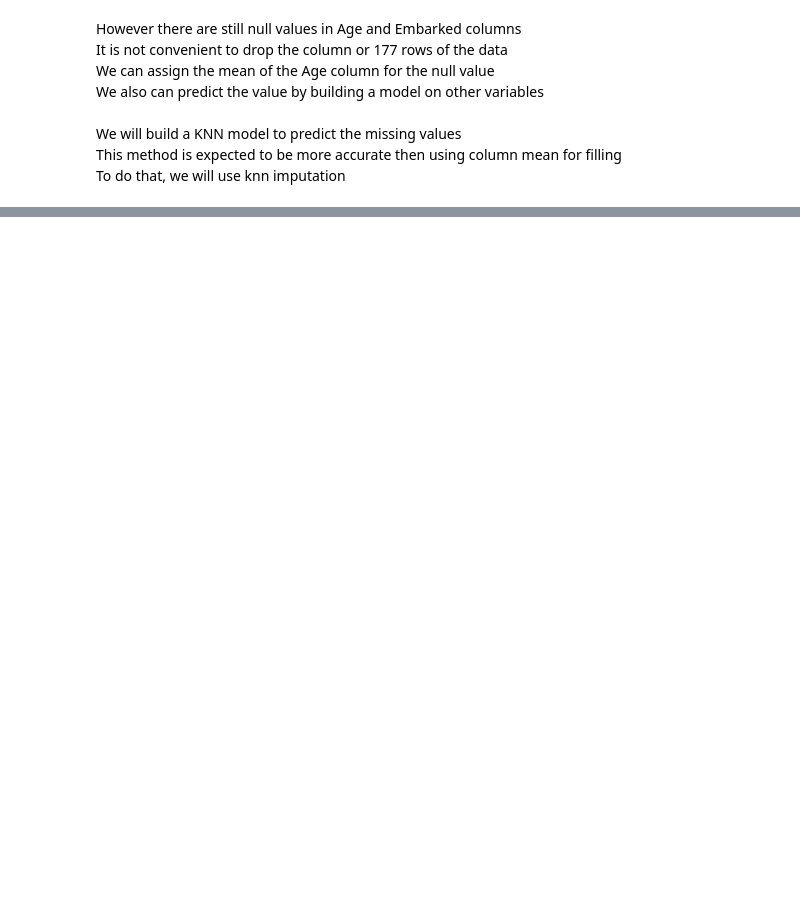
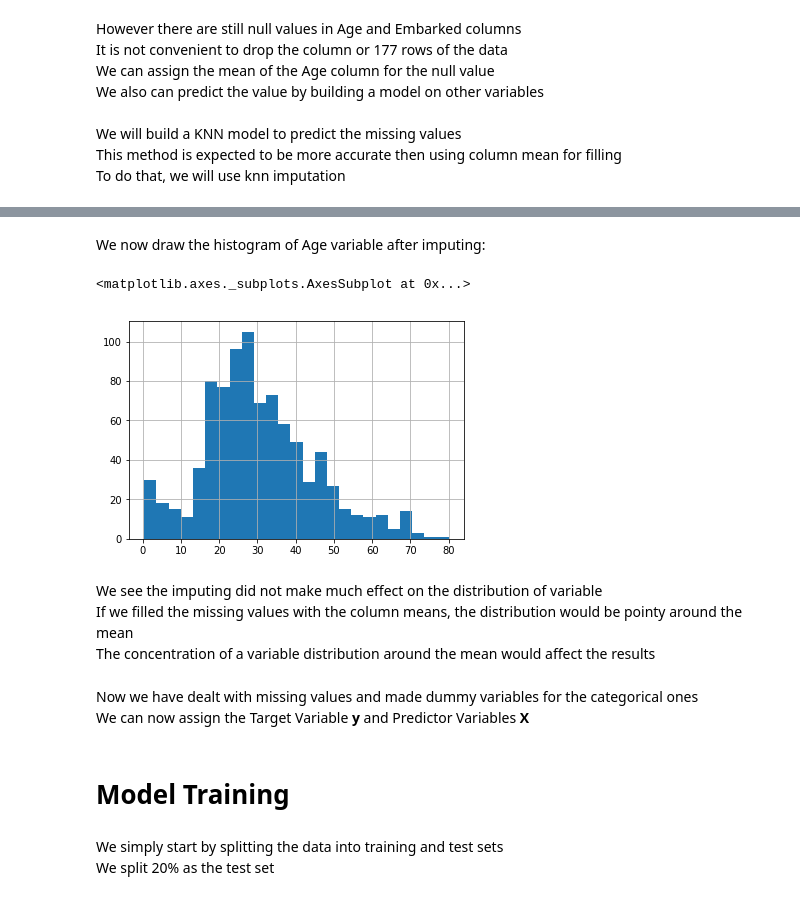
Before and after one commit to emresahinozden/Titanic-Classification, a Jupyter notebook: Titanic.ipynb, the cells around one changed output, grey strips where cells are left out. Drawn from its saved outputs; the diff is of its cells as text; code cells hidden in the pictures; blank space fills up the shorter version.

```diff
--- a/Titanic.ipynb
+++ b/Titanic.ipynb
@@ -229,4 +231,4 @@ Name and Ticket can also be dropped from the dataframe
 # %%
-data_train.drop(["Name","Ticket"], axis = 1, inplace = True)
+data_train.drop(["Name","Ticket","PassengerId"], axis = 1, inplace = True)
 data_train.isnull().sum()
 # %% [output]
@@ -249,13 +250,14 @@ We also can predict the value by building a model on other variables <br>
 We will build a KNN model to predict the missing values <br>
 This method is expected to be more accurate then using column mean for filling<br>
 To do that, we will use knn imputation
-# %%
-from missingpy import KNNImputer
-imputer = KNNImputer(n_neighbors=2, weights="uniform")
-#We temporarily change the categoricals to a format that can behave like numeric for the sake of imputation fitter
-data_train.loc[data_train["Sex"]=="male","Sex"] = "1"
-data_train.loc[data_train["Sex"]=="female","Sex"] = "2"
-data_train.loc[data_train["Embarked"]=="S","Embarked"] = "1"
-data_train.loc[data_train["Embarked"]=="C","Embarked"] = "2"
-data_train.loc[data_train["Embarked"]=="Q","Embarked"] = "3"
-import warnings; warnings.simplefilter('ignore')
+# %%
+#Before using KNN imputer we change the categoricals to a format that can behave like numeric for the sake of imputation fitter
+#We will leave the variables numerical
+#because we will need to convert them to numericals for the modelling part in the future anyway
+Male = pd.get_dummies(data_train["Sex"], drop_first = True)
+data_train.drop("Sex", axis = 1, inplace = True)
+data_train = pd.concat([data_train, Male], axis = 1)
+
+Embarked_dummies = pd.get_dummies(data_train["Embarked"], drop_first = True)
+data_train.drop("Embarked", axis = 1, inplace = True)
+data_train = pd.concat([data_train, Embarked_dummies], axis = 1)
@@ -262,14 +268,10 @@ import warnings; warnings.simplefilter('ignore')
 # %%
 a = imputer.fit_transform(data_train)
 #Output is an array, we convert it to dataframe
-data_train = pd.DataFrame(data = a[0:,1:], index= a[0:,0],
-                 columns = ["Survived","Pclass","Sex","Age","SibSp","Parch","Fare","Embarked"])
-#We rechange the categoricals to original values
-data_train.loc[data_train["Sex"]==1,"Sex"] = "male"
-data_train.loc[data_train["Sex"]==2,"Sex"] = "female"
-data_train.loc[data_train["Embarked"]==1,"Embarked"] = "S"
-data_train.loc[data_train["Embarked"]==2,"Embarked"] = "C"
-data_train.loc[data_train["Embarked"]==3,"Embarked"] = "Q"
+data_train = pd.DataFrame(data = a,
+                 columns = ["Survived","Pclass","Age","SibSp","Parch","Fare","male","Q","S"])
+
+#data_train.reset_index(drop=True)
 # %%
 data_train.isnull().sum()
 # %% [output]
@@ -284,0 +292,14 @@ dtype: int64
+# %% [markdown]
+We now draw the histogram of Age variable after imputing:
+# %%
+data_train["Age"].hist(bins=25)
+# %% [output]
+<matplotlib.axes._subplots.AxesSubplot at 0x...>
+[figure, added]
+# %% [markdown]
+We see the imputing did not make much effect on the distribution of variable <br>
+If we filled the missing values with the column means, the distribution would be pointy around the mean <br>
+The concentration of a variable distribution around the mean would affect the results
+# %% [markdown]
+Now we have dealt with missing values and made dummy variables for the categorical ones <br>
+We can now assign the Target Variable __y__ and Predictor Variables **X**
@@ -284,0 +309,5 @@ dtype: int64
+# %% [markdown]
+# Model Training
+# %% [markdown]
+We simply start by splitting the data into training and test sets <br>
+We split 20% as the test set
```
Also changed, not shown: parts of 34 cells of this notebook.
